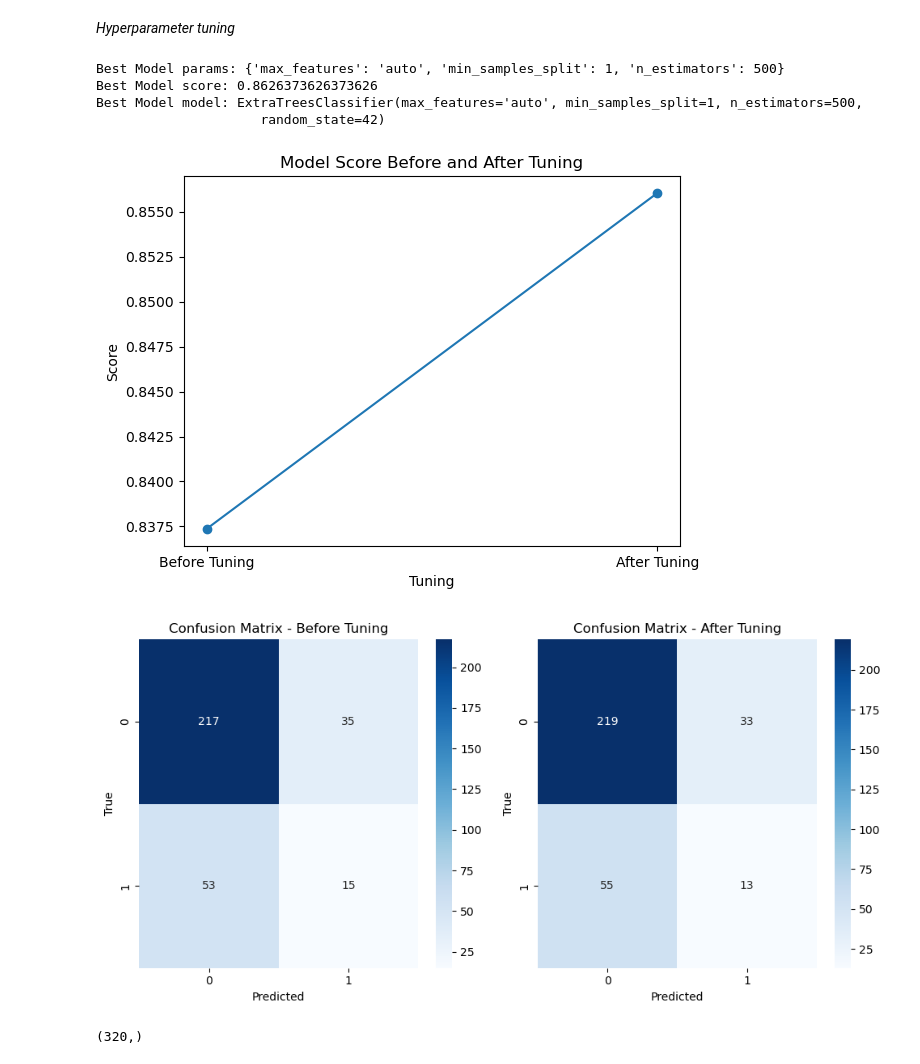
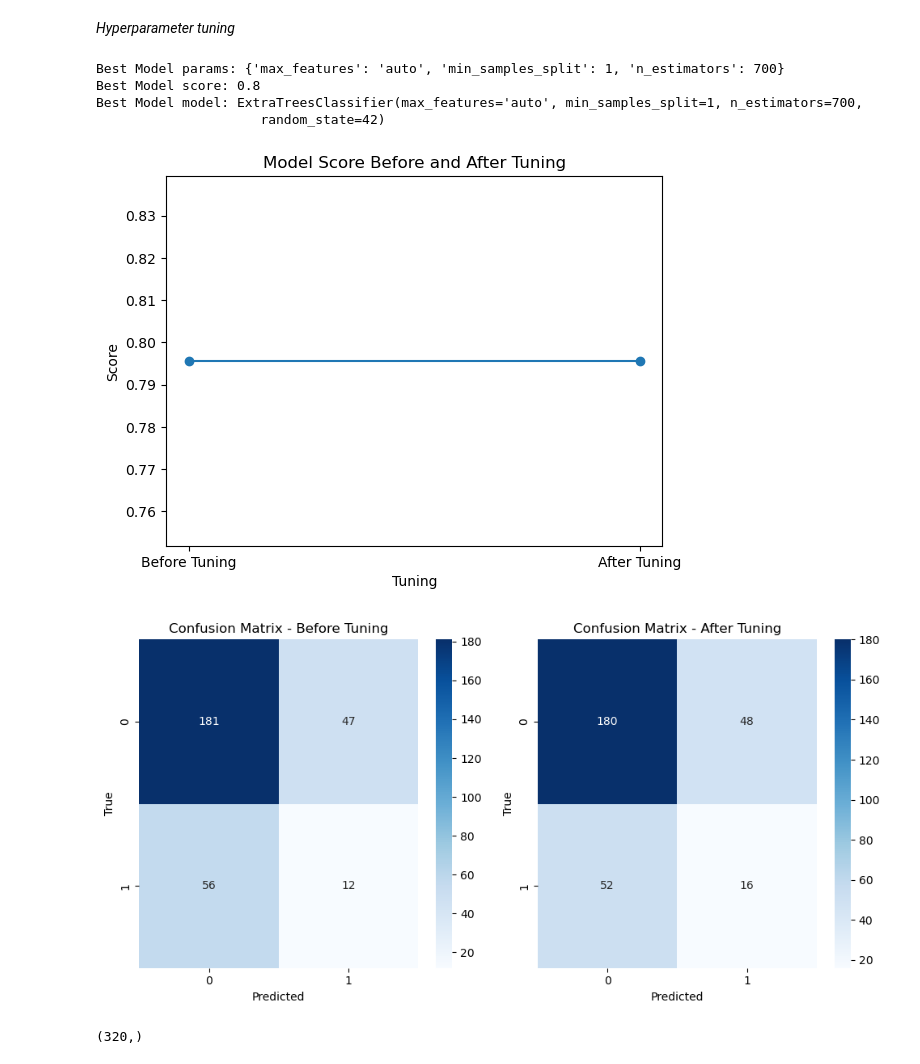
Before and after one commit to ahmakhoo/AIML-CA1, a Jupyter notebook: AIML/CA1/CA1 code - Copy.ipynb, the cells around one changed output. Saved outputs shown, nothing was run; the diff lists cells and outputs as text; code cells hidden in the pictures.

```diff
--- a/AIML/CA1/CA1 code - Copy.ipynb
+++ b/AIML/CA1/CA1 code - Copy.ipynb
@@ -590,6 +595,12 @@ X_resampled
 from sklearn.metrics import accuracy_score, precision_score, recall_score
 
 results_df = pd.DataFrame(columns=['Model', 'Metric', 'Score (average)'])
+
+def specificity_score(y_true, y_pred):
+    tn, fp, fn, tp = confusion_matrix(y_true, y_pred).ravel()
+    specificity = tn / (tn + fp)
+    return specificity
+
 
 models = {
     'Logistic Regression': LogisticRegression(),
@@ -604,13 +615,16 @@ models = {
     'SGD': SGDClassifier()
 }
 
-# metrics = {
-#     'Accuracy': accuracy_score,
-#     'Precision': precision_score,
-#     'Recall': recall_score
-# }
+scoring = {
+    'accuracy': 'accuracy',
+    'precision': 'precision',
+    'recall': 'recall',
+    'f1': 'f1',
+    'specificity': make_scorer(specificity_score)
+}
 
-scoring = ['accuracy', 'precision', 'recall', 'f1']
+
+# scoring = ['accuracy', 'precision', 'recall', 'f1', make_scorer(specificity_score)]
 
 # cv_results = cross_validate(models, X_resampled, y_resampled, scoring=scoring, cv=5)
 
@@ -623,3 +637,4 @@ for name in models:
             results_df = results_df.append({'model': name, 'metric': metric, 'score': score}, ignore_index=True)
 
 # results_df
+results_df
@@ -874,8 +888,11 @@ param_grid = {
     # 'bootstrap': [True, False]
 }
 
+scoring = make_scorer(specificity_score)
+
+
 # Step 4: Create the GridSearchCV object
-grid_search = GridSearchCV(estimator=model, param_grid=param_grid, scoring='recall', cv=5)
+grid_search = GridSearchCV(estimator=model, param_grid=param_grid, scoring=scoring, cv=5)
 # grid_search = GridSearchCV(model, param_grid, cv=5)
 
 # Step 5: Fit the GridSearchCV object to your data
@@ -901,30 +918,35 @@ print("Best Model score:", best_score)
 print("Best Model model:", best_model)
 # print(y_pred)
 # %% [output]
-Best Model params: {'max_features': 'auto', 'min_samples_split': 1, 'n_estimators': 500}
-Best Model score: 0.8626373626373626
-Best Model model: ExtraTreesClassifier(max_features='auto', min_samples_split=1, n_estimators=500,
+Best Model params: {'max_features': 'auto', 'min_samples_split': 1, 'n_estimators': 700}
+Best Model score: 0.8
+Best Model model: ExtraTreesClassifier(max_features='auto', min_samples_split=1, n_estimators=700,
                      random_state=42)
 # %%
 model1 = ExtraTreesClassifier(**best_params)
 model2 = ExtraTreesClassifier()
 
 model1.fit(X_resampled, y_resampled)
 model2.fit(X_resampled, y_resampled)
 
-scores_before_tuning = cross_val_score(model2, X_resampled, y_resampled, scoring='recall')
-scores_after_tuning = cross_val_score(model1, X_resampled, y_resampled, scoring='recall')
+def specificity_score(y_true, y_pred):
+    tn, fp, fn, tp = confusion_matrix(y_true, y_pred).ravel()
+    specificity = tn / (tn + fp)
+    return specificity
+
+scores_before_tuning = cross_val_score(model2, X_resampled, y_resampled, scoring=make_scorer(specificity_score))
+scores_after_tuning = cross_val_score(model1, X_resampled, y_resampled, scoring=make_scorer(specificity_score))
 
 labels = ['Before Tuning', 'After Tuning']
 scores = [scores_before_tuning.mean(), scores_after_tuning.mean()]
 
 plt.plot(labels, scores, marker='o')
 plt.xlabel('Tuning')
 plt.ylabel('Score')
 plt.title('Model Score Before and After Tuning')
 plt.show()
 # %% [output]
-[figure, old version]
+[figure, new version]
 # %%
 
 # Predictions before tuning
@@ -955,7 +977,7 @@ axs[1].set_ylabel('True')
 plt.tight_layout()
 plt.show()
 # %% [output]
-[figure, old version]
+[figure, new version]
 # %%
 y_pred_before_tuning.shape
 # %% [output]
```
Also changed, not shown: parts of 14 cells of this notebook, 2 other files.
